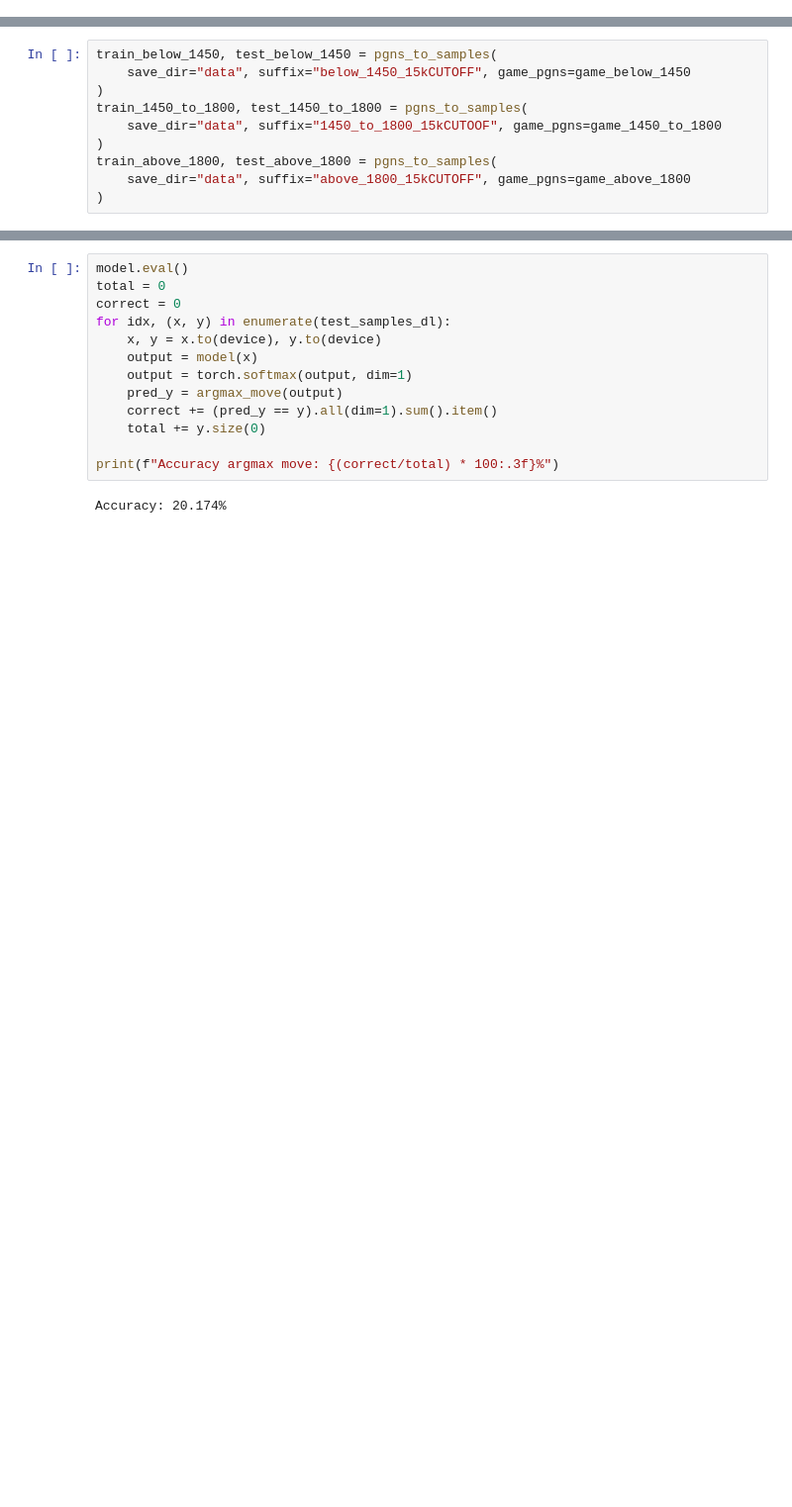
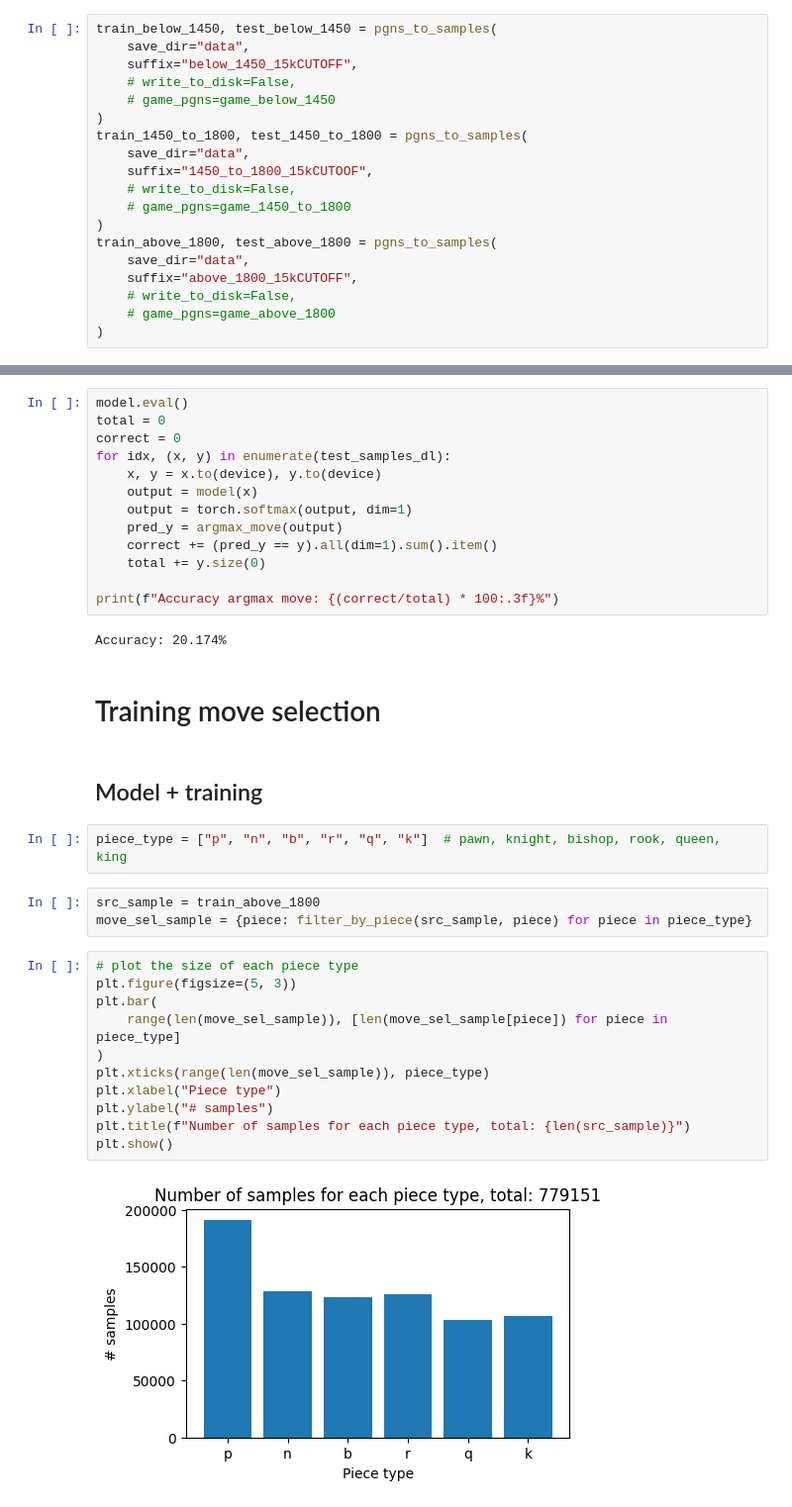
Before and after one commit to ngohiep-noob/Chess-move-recommender, a Jupyter notebook: src/chessnet.ipynb, the cells around one changed output, grey strips where cells are left out. Shown at 99% size. Saved outputs shown, nothing was run; the diff lists cells and outputs as text; blank space fills up the shorter version.

Commit message:
chore: Update ChessNet model architecture and training parameters

```diff
--- a/src/chessnet.ipynb
+++ b/src/chessnet.ipynb
@@ -19,0 +166,19 @@ import os
+# %%
+train_below_1450, test_below_1450 = pgns_to_samples(
+    save_dir="data",
+    suffix="below_1450_15kCUTOFF",
+    # write_to_disk=False,
+    # game_pgns=game_below_1450
+)
+train_1450_to_1800, test_1450_to_1800 = pgns_to_samples(
+    save_dir="data",
+    suffix="1450_to_1800_15kCUTOOF",
+    # write_to_disk=False,
+    # game_pgns=game_1450_to_1800
+)
+train_above_1800, test_above_1800 = pgns_to_samples(
+    save_dir="data",
+    suffix="above_1800_15kCUTOFF",
+    # write_to_disk=False,
+    # game_pgns=game_above_1800
+)
@@ -166,10 +398,0 @@ game_above_1800 = df_elo_above_1800["Moves"].values
-# %%
-train_below_1450, test_below_1450 = pgns_to_samples(
-    save_dir="data", suffix="below_1450_15kCUTOFF", game_pgns=game_below_1450
-)
-train_1450_to_1800, test_1450_to_1800 = pgns_to_samples(
-    save_dir="data", suffix="1450_to_1800_15kCUTOOF", game_pgns=game_1450_to_1800
-)
-train_above_1800, test_above_1800 = pgns_to_samples(
-    save_dir="data", suffix="above_1800_15kCUTOFF", game_pgns=game_above_1800
-)
@@ -470,3 +494,25 @@ for idx, (x, y) in enumerate(test_samples_dl):
 print(f"Accuracy argmax move: {(correct/total) * 100:.3f}%")
 # %% [output]
 Accuracy: 20.174%
+# %% [markdown]
+# Training move selection
+# %% [markdown]
+## Model + training
+# %%
+piece_type = ["p", "n", "b", "r", "q", "k"]  # pawn, knight, bishop, rook, queen, king
+# %%
+src_sample = train_above_1800
+move_sel_sample = {piece: filter_by_piece(src_sample, piece) for piece in piece_type}
+# %%
+# plot the size of each piece type
+plt.figure(figsize=(5, 3))
+plt.bar(
+    range(len(move_sel_sample)), [len(move_sel_sample[piece]) for piece in piece_type]
+)
+plt.xticks(range(len(move_sel_sample)), piece_type)
+plt.xlabel("Piece type")
+plt.ylabel("# samples")
+plt.title(f"Number of samples for each piece type, total: {len(src_sample)}")
+plt.show()
+# %% [output]
+[figure, added]
```
Also changed, not shown: parts of 58 cells of this notebook, 5 other files.
